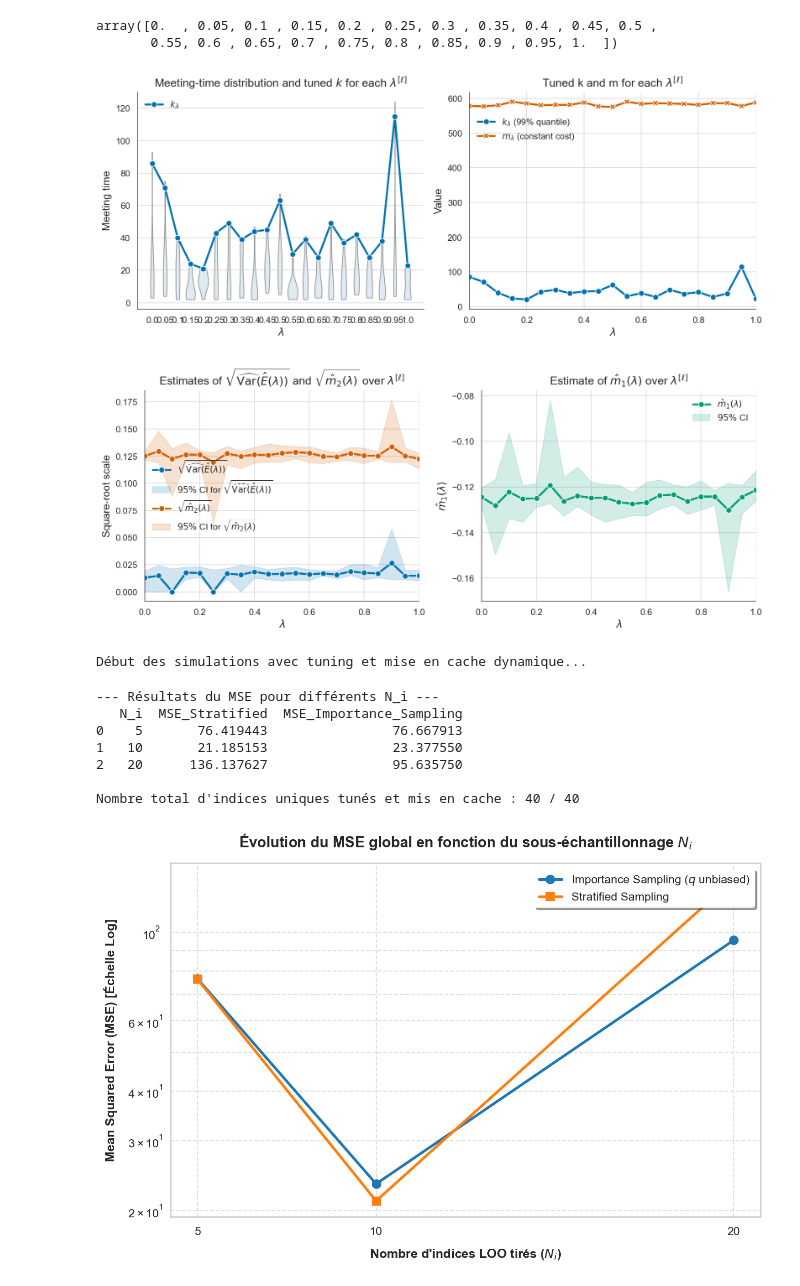
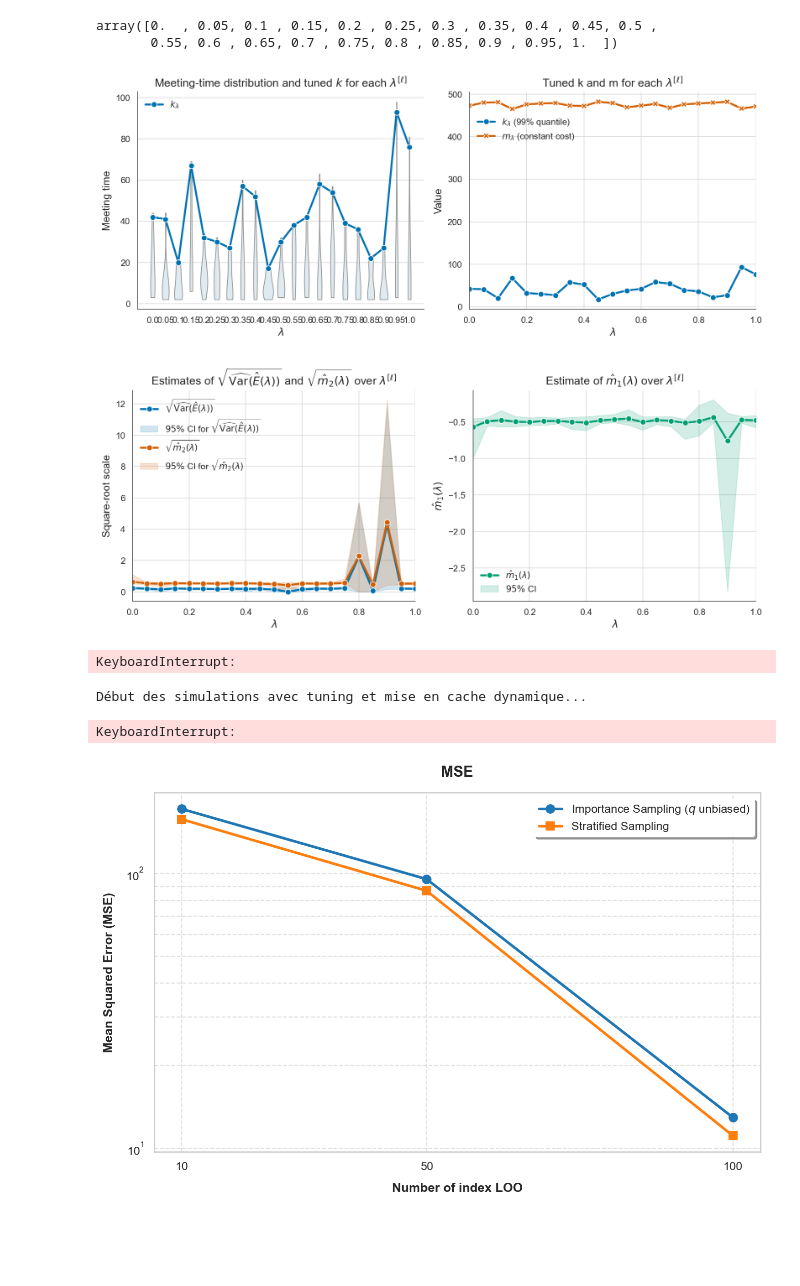
Before and after one commit to MohamedKeteb/constantpathsampling, a Jupyter notebook: gaussian_LOO_exp.ipynb, the cells around one changed output. Saved outputs shown, nothing was run; the diff lists cells and outputs as text; code cells hidden in the pictures; blank space fills up the shorter version.

```diff
--- a/gaussian_LOO_exp.ipynb
+++ b/gaussian_LOO_exp.ipynb
@@ -23,7 +23,7 @@ np.random.seed(2026)
 # %% [markdown]
 ## Simulated Gaussian linear model
 # %%
-n, d = 40, 1
+n, d = 100, 1
 true_theta = np.array([2.5])
 X_data = np.random.randn(n, d)
 sigma2_noise = 0.4**2
@@ -99,28 +97,47 @@ array([0.  , 0.05, 0.1 , 0.15, 0.2 , 0.25, 0.3 , 0.35, 0.4 , 0.45, 0.5 ,
 km_grid = tune_km_grid(lambda_grid, lag = lag, sigmaq = sigmaq, log_target_path = log_target_path, nrep = nrep)
 plot_km_grid(lambda_grid, lag = lag, sigmaq = sigmaq, log_target_path = log_target_path, nrep = nrep)
 # %% [output]
-[figure, old version]
+[figure, new version]
 # %%
 k_grid, m_grid = km_grid["k_grid"], km_grid["m_grid"]
 plot_estimate_mom(lambda_grid, k_grid, m_grid, nrep, sigmaq, lag, log_target_path, grad_log_target_path)
 # %% [output]
-[figure, old version]
+[figure, new version]
 # %%
 res = estimate_sqrt_m2(lambda_grid, k_grid, m_grid, nrep, sigmaq, lag, log_target_path, grad_log_target_path)
+# %%
+parameter_cache = {}
+M_budget = 50
+for idx in tqdm(range(n)):
+    def log_target_path_i(theta, path):
+            return blr_path.log_path(theta, path, idx)
+
+    def grad_log_target_path_i(theta):
+            return blr_path.log_likelihood_i(theta, idx)
+
+    mk_grid_i = tune_km_grid(lambda_grid, lag=lag, sigmaq=sigmaq, log_target_path=log_target_path_i, nrep=nrep)
+    # Calcul de sqrt_m2 nécessaire pour la proposal q et stratified
+    sqrt_m2_i = estimate_sqrt_m2(lambda_grid, mk_grid_i["k_grid"], mk_grid_i["m_grid"], nrep, sigmaq, lag, log_target_path_i, grad_log_target_path_i)
+
+    estimator_i = lambda lam: uestimator_given_lambda(lam, lambda_grid, mk_grid_i["k_grid"], mk_grid_i["m_grid"], sigmaq, lag, log_target_path_i, grad_log_target_path_i)
+
+    budget_i = build_budget(L, M_budget, estimator_i, n_samples_per_bin=10)
+
+    # Stockage direct dans le cache
+    parameter_cache[idx] = (mk_grid_i, sqrt_m2_i, budget_i)
+# %% [output]
+KeyboardInterrupt:
 # %%
 
-
 # --- Configuration de l'expérience ---
-N_grid = [5, 10, 20]  # Différentes valeurs de N_i
-M_budget = 40            # Budget lambda fixe par indice LOO échantillonné
-num_replicates = 5       # Nombre de répétitions pour chaque N_i
+N_grid = [10, 50, 100, 500, 1000, 2000, 5000]  # Différentes valeurs de N_i
+num_replicates = 10       # Nombre de répétitions pour chaque N_i
 
 # Calcul de la vraie valeur de référence (somme totale des LOO ELPD exacts)
 loo_log_densities_exact, true_total_loo = blr_path.exact_loo_elpd()
 
 # Initialisation du dictionnaire de cache dynamique comme demandé
 # Structure : { loo_index: (mk_grid, sqrt_m2, build_budget) }
-parameter_cache = {}
 
 results_mse = []
 
@@ -140,28 +157,8 @@ for N_i in N_grid:
 
         for idx in sampled_indices:
 
-            # --- VÉRIFICATION ET REMPLISSAGE DU CACHE À LA VOLÉE ---
-            if idx not in parameter_cache:
-                # Si l'indice n'a jamais été rencontré, on fait le tuning maintenant
-                def log_target_path_i(theta, path):
-                    return blr_path.log_path(theta, path, idx)
-
-                def grad_log_target_path_i(theta):
-                    return blr_path.log_likelihood_i(theta, idx)
-
-                mk_grid_i = tune_km_grid(lambda_grid, lag=lag, sigmaq=sigmaq, log_target_path=log_target_path_i, nrep=nrep)
-                # Calcul de sqrt_m2 nécessaire pour la proposal q et stratified
-                sqrt_m2_i = estimate_sqrt_m2(lambda_grid, mk_grid_i["k_grid"], mk_grid_i["m_grid"], nrep, sigmaq, lag, log_target_path_i, grad_log_target_path_i)
-
-                estimator_i = lambda lam: uestimator_given_lambda(lam, lambda_grid, mk_grid_i["k_grid"], mk_grid_i["m_grid"], sigmaq, lag, log_target_path_i, grad_log_target_path_i)
-
-                budget_i = build_budget(L, M_budget, estimator_i, n_samples_per_bin=10)
-
-                # Stockage direct dans le cache
-                parameter_cache[idx] = (mk_grid_i, sqrt_m2_i, budget_i)
-
             # --- RÉCUPÉRATION DU CACHE (Efficience Computationnelle) ---
-            # Si déjà calculé précédemment (ou au-dessus), l'accès prend O(1)
+            # déjà calculé précédemment (ou au-dessus), l'accès prend O(1)
             mk_grid_i, sqrt_m2_i, budget_i = parameter_cache[idx]
 
             # Redéfinition des fonctions pour les passer aux estimateurs
@@ -206,13 +203,7 @@ print(df_results)
 print(f"\nNombre total d'indices uniques tunés et mis en cache : {len(parameter_cache)} / {n}")
 # %% [output]
 Début des simulations avec tuning et mise en cache dynamique...
---- Résultats du MSE pour différents N_i ---
-   N_i  MSE_Stratified  MSE_Importance_Sampling
-0    5       76.419443                76.667913
-1   10       21.185153                23.377550
-2   20      136.137627                95.635750
-
-Nombre total d'indices uniques tunés et mis en cache : 40 / 40
+KeyboardInterrupt:
 # %%
 import matplotlib.pyplot as plt
 import seaborn as sns
@@ -237,34 +228,34 @@ plt.plot(
 # Tracé pour Stratified Sampling
 plt.plot(
     df_results["N_i"],
     df_results["MSE_Stratified"],
     marker="s",
     markersize=8,
     linewidth=2.5,
     color="#ff7f0e",
     label="Stratified Sampling"
 )
 
 # Configuration des axes et mise en échelle log pour le MSE
 plt.yscale("log")
-plt.xlabel("Nombre d'indices LOO tirés ($N_i$)", fontsize=12, fontweight='bold', labelpad=10)
-plt.ylabel("Mean Squared Error (MSE) [Échelle Log]", fontsize=12, fontweight='bold', labelpad=10)
-plt.title("Évolution du MSE global en fonction du sous-échantillonnage $N_i$", fontsize=14, fontweight='bold', pad=15)
+plt.xlabel("Number of index LOO", fontsize=12, fontweight='bold', labelpad=10)
+plt.ylabel("Mean Squared Error (MSE)", fontsize=12, fontweight='bold', labelpad=10)
+plt.title("MSE", fontsize=14, fontweight='bold', pad=15)
 
 # Forcer l'affichage de toutes les valeurs de N_i sur l'axe X pour éviter les graduations floues
 plt.xticks(df_results["N_i"], labels=[str(n) for n in df_results["N_i"]], fontsize=11)
 plt.yticks(fontsize=11)
 
 # Style de la grille d'arrière-plan (grilles principales et secondaires pour le log)
 plt.grid(True, which="both", linestyle="--", alpha=0.6)
 
 # Personnalisation de la légende
 plt.legend(loc="upper right", frameon=True, facecolor="white", edgecolor="none", shadow=True, fontsize=11)
 
 # Ajustement pour éviter que les labels ne débordent
 plt.tight_layout()
 
 # Affichage du plot
 plt.show()
 # %% [output]
-[figure, old version]
+[figure, new version]
```
Also changed, not shown: parts of 8 cells of this notebook, 3 other files.
